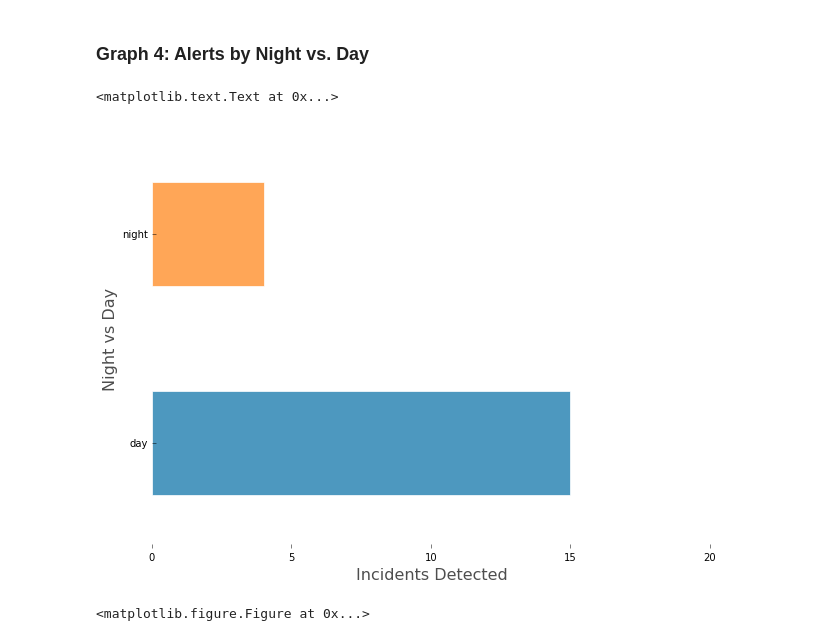
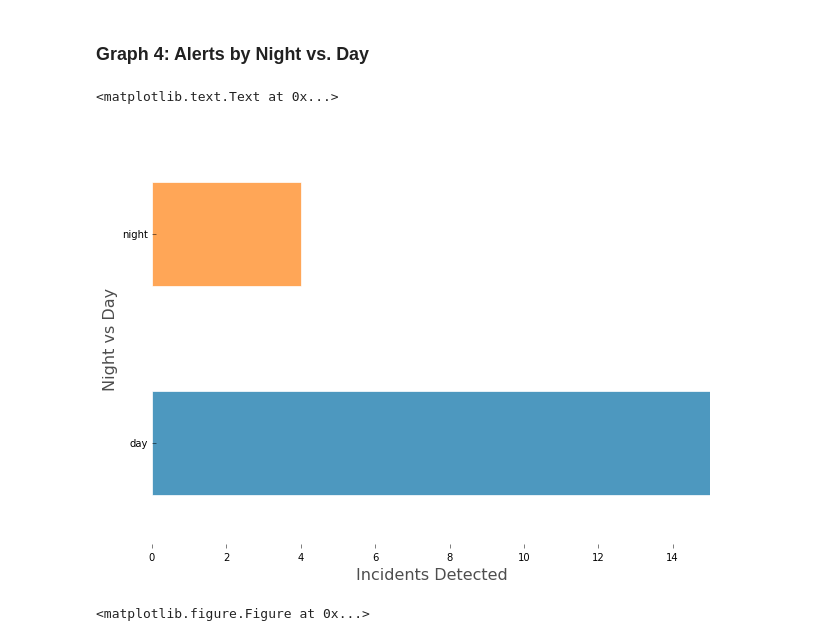
Before and after one commit to flygeneticist/rfcx-data-vizualization, a Jupyter notebook: RFCx-Alert-Graphs.ipynb, the cells around one changed output. Cells and saved outputs as stored; diff of their text form; code cells hidden in the pictures.

```diff
--- a/RFCx-Alert-Graphs.ipynb
+++ b/RFCx-Alert-Graphs.ipynb
@@ -319,39 +345,39 @@ ax = fig.add_subplot(111)
 a = 0.7
 
 ax = nightDay_pivot.plot(kind='barh', stacked=False, color=palette, legend=False, ax=ax, alpha=a,
-                      edgecolor='w', xlim=(0,guid_pivot_xmax))
+                      edgecolor='w', xlim=(0,max(tot_nightDay.values())))
 # Remove the plot frame lines
 ax = plt.subplot(111)
 ax.spines["top"].set_visible(False)
 ax.spines["bottom"].set_visible(False)
 ax.spines["right"].set_visible(False)
 ax.spines["left"].set_visible(False)
 
 # Ensure that the axis ticks only show up on the bottom and left of the plot.
 ax.get_xaxis().tick_bottom()
 ax.get_yaxis().tick_left()
 # Remove grid lines (dotted lines inside plot)
 ax.grid(False)
 # Remove plot frame
 ax.set_frame_on(False)
 # Pandas trick: remove weird dotted line on axis
 ax.lines[0].set_visible(False)
 
 # Customize title, set position, allow space on top of plot for title
-# ax.set_title(ax.get_title(), fontsize=26, alpha=a, ha='left')
-# plt.subplots_adjust(top=0.9)
-# ax.title.set_position((0,1.08))
+ax.set_title("", fontsize=26, alpha=a, ha='left')
+plt.subplots_adjust(top=0.9)
+ax.title.set_position((0,1.08))
 
 # Set x axis label, set label text
 xlab = 'Incidents Detected'
 ax.set_xlabel(xlab, fontsize=16, alpha=a, ha='center')
 
 # Set y axis label, set label text
 ylab = 'Night vs Day'
 ax.set_ylabel(ylab, fontsize=16, alpha=a, ha='center')
 # %% [output]
 <matplotlib.text.Text at 0x...>
-[figure, old version]
+[figure, new version]
 # %%
 # Save figure as png
 # TO DO: add tight bounding box
```
Also changed, not shown: parts of 5 cells of this notebook.
